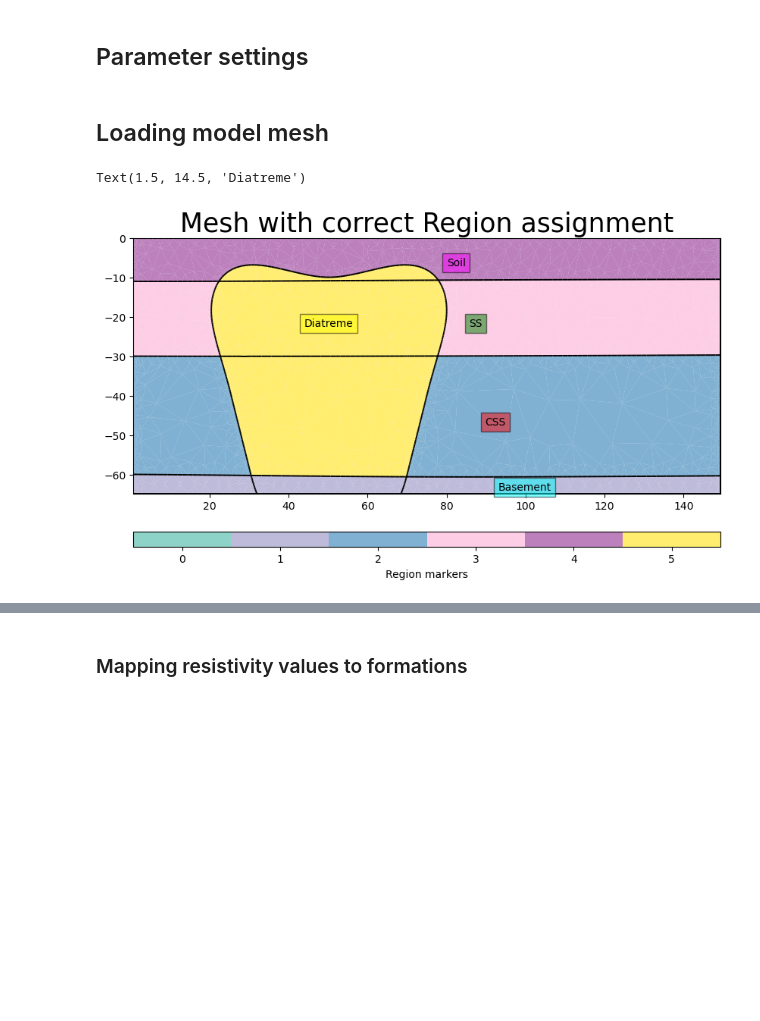
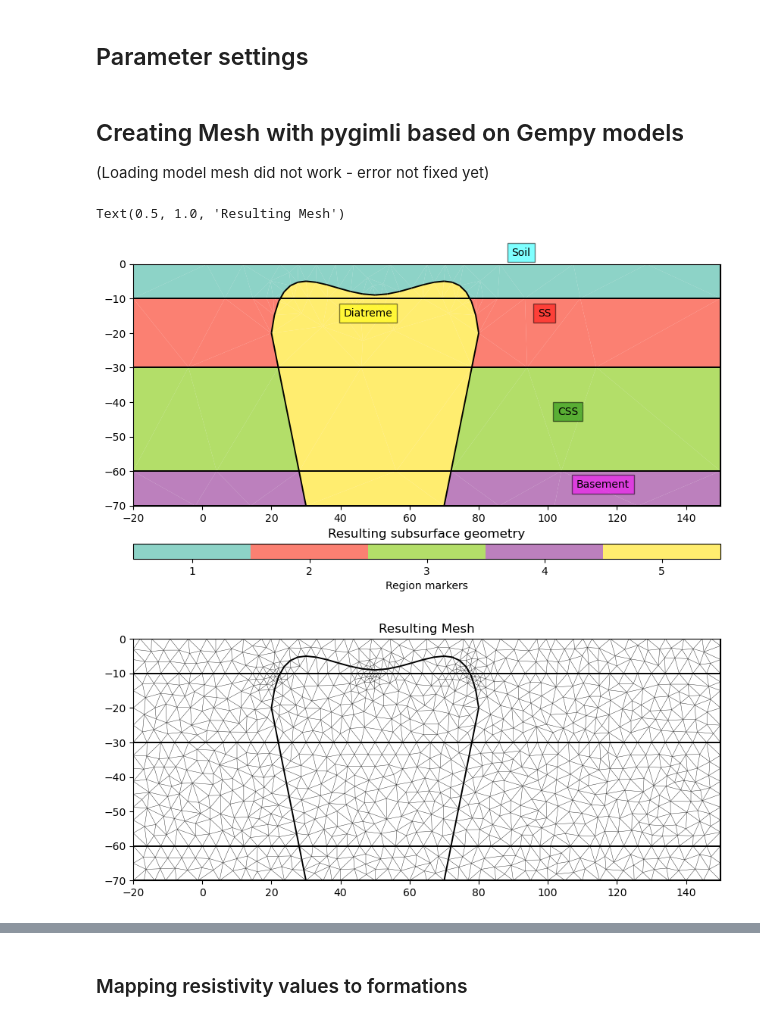
Before and after one commit to ZiegAnt/ResearchModule, a Jupyter notebook: RM_pygimli_computations.ipynb, the cells around one changed output, grey strips where cells are left out. Cells and saved outputs as stored; diff of their text form; code cells hidden in the pictures; blank space fills up the shorter version.

Commit message:
pygimli script adds

```diff
--- a/RM_pygimli_computations.ipynb
+++ b/RM_pygimli_computations.ipynb
@@ -50,37 +76,48 @@ class Diatreme:
 # %% [markdown]
-## Loading model mesh
+## Creating Mesh with pygimli based on Gempy models
+(Loading model mesh did not work - error not fixed yet)
 # %%
-# Reading in saved model for QC
-world = pg.meshtools.readPLC(fname_mesh)
+# Create layered subsurface
+world = mt.createWorld([-20,-70], [150, 0], layers=[-10,-30,-60])
 
-# Adding RegionMarkers
-# basement
-world.addRegionMarker([10,-63], 1)
-world.addRegionMarker([100,-63], 1)
-world.addRegionMarker([35,-63], 1)
-# CSS
-world.addRegionMarker([10,-46], 2)
-world.addRegionMarker([100,-46], 2)
-# SS
-world.addRegionMarker([10,-21], 3)
-world.addRegionMarker([100,-21], 3)
-# Soil
-world.addRegionMarker([10,-6], 4)
-# Diatreme
-world.addRegionMarker([35,-46], 5)
-world.addRegionMarker([35,-21], 5)
-world.addRegionMarker([35,-9], 5)
+# Create surface points for Diatreme
+pnts = [[20,-20],
+        [30,-5],
+        [50,-9],
+        [70,-5],
+        [80,-20]]
+top = mt.createPolygon(pnts, addNodes=5, interpolate="spline")
+left = mt.createLine([30,-70], pnts[0])
+right = mt.createLine([70,-70], pnts[-1])
 
+# Combine Diatreme and layered subsurface
+geom = world + top + left + right
 
-fig, ax = plt.subplots()
-pg.show(world, ax=ax)
-ax.set_title('Mesh with correct Region assignment', fontdict={'fontsize':25})
-# Notes
-plt.text(2.8, 18.5, 'Soil', horizontalalignment='center', bbox=dict(facecolor='magenta', alpha=0.5))
-plt.text(3, 14.5, 'SS', horizontalalignment='center', bbox=dict(facecolor='green', alpha=0.5))
-plt.text(3.2, 8, 'CSS', horizontalalignment='center', bbox=dict(facecolor='red', alpha=0.5))
-plt.text(3.5, 3.7, 'Basement', horizontalalignment='center', bbox=dict(facecolor='cyan', alpha=0.5))
-plt.text(1.5, 14.5, 'Diatreme', horizontalalignment='center', bbox=dict(facecolor='yellow', alpha=0.5))
+# Add RegionMarkers
+for y in -9, -20, -50, -65:
+    geom.addRegionMarker([50, y], 5)
+for marker, y in enumerate([-20, -50, -65]):
+    geom.addRegionMarker([100, y], marker + 2)
+
+# Create mesh
+geom_mesh = mt.createMesh(geom, area=10)
+#mt.exportPLC(geom_mesh, 'mesh_combinedmodel.poly')
-# %% [output]
-Text(1.5, 14.5, 'Diatreme')
-[figure, removed]
+# %%
+# Visualization of geometry
+pg.show(geom)
+plt.title('Resulting subsurface geometry')
+# Notes
+plt.text(2.8, 20, 'Soil', horizontalalignment='center', bbox=dict(facecolor='cyan', alpha=0.5))
+plt.text(3, 16, 'SS', horizontalalignment='center', bbox=dict(facecolor='red', alpha=0.5))
+plt.text(3.2, 9.5, 'CSS', horizontalalignment='center', bbox=dict(facecolor='green', alpha=0.5))
+plt.text(3.5, 4.7, 'Basement', horizontalalignment='center', bbox=dict(facecolor='magenta', alpha=0.5))
+plt.text(1.5, 16, 'Diatreme', horizontalalignment='center', bbox=dict(facecolor='yellow', alpha=0.5))
+plt.savefig('combined_mesh.pdf')
+
+# Visualization of mesh
+pg.show(geom_mesh)
+plt.title('Resulting Mesh')
+# %% [output]
+Text(0.5, 1.0, 'Resulting Mesh')
+[figure, added]
+[figure, added]
```
Also changed, not shown: parts of 12 cells of this notebook, 6 other files.
